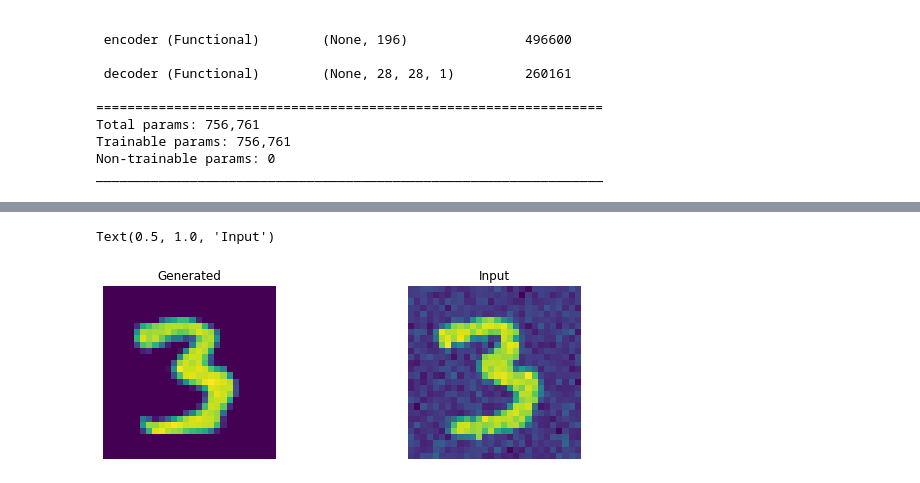
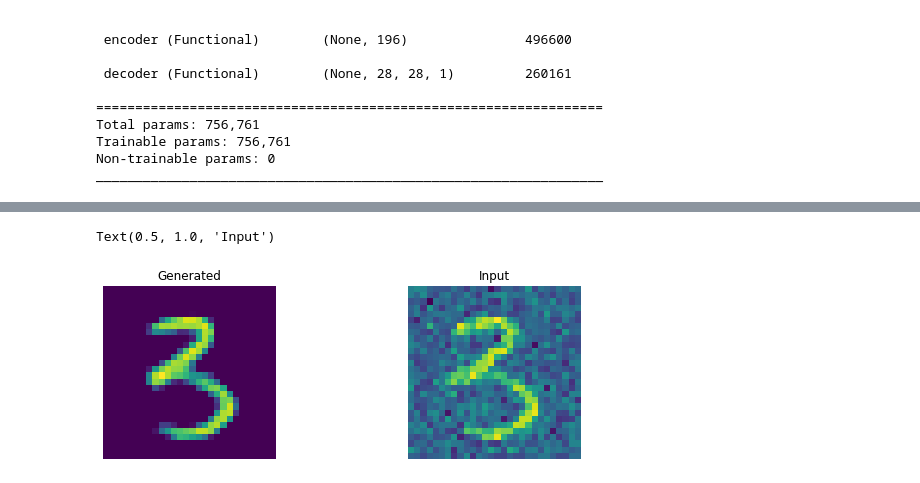
Before and after one commit to DivyamChandalia/AutoEncoder, a Jupyter notebook: AutoEncoder.ipynb, the cells around one changed output, grey strips where cells are left out. Cells and saved outputs as stored; diff of their text form; code cells hidden in the pictures.

Commit message:
trained on noise inputs to remove noise

```diff
--- a/AutoEncoder.ipynb
+++ b/AutoEncoder.ipynb
@@ -8,3 +9,7 @@ from keras.datasets import mnist
 (x_train, y_train), (x_test, y_test) = mnist.load_data()
 train_x = x_train / 255
 val_x = x_test / 255
+
+train_x_noise = train_x + np.random.randn(60000,28,28)*0.2
+val_x_noise = val_x + np.random.randn(10000,28,28)*0.2
+plt.imshow(train_x_noise[0])
@@ -129,8 +137,8 @@ autoencoder.compile(optimizer="adam",
               loss ='mean_squared_error',
               metrics=['accuracy'])
 
-trained_model = autoencoder.fit(train_x, train_x,
-                                batch_size=64, epochs=5,
-                                verbose=1, validation_data=(val_x, val_x),
+trained_model = autoencoder.fit(train_x_noise, train_x,
+                                batch_size=64, epochs=3,
+                                verbose=1, validation_split=0.1,
                                 callbacks=[cp_callback])
 # %% [output]
@@ -138,31 +154,29 @@ Epoch 1/5
 # %%
-import matplotlib.pyplot as plt
-
-index=500
-pred_input=val_x[index]+np.random.randn(28,28)*0.07
+index=5000
+pred_input=val_x[index]+np.random.randn(28,28)*0.2
 pred=np.expand_dims(pred_input, axis=0)
 output = autoencoder.predict(pred)
 output = output * 255
 
 fig = plt.figure(figsize=(10, 7))
 rows=2
 columns=2
 
 # Adds a subplot at the 1st position
 fig.add_subplot(rows, columns, 1)
 
 # showing image
 plt.imshow(output[0])
 plt.axis('off')
 plt.title("Generated")
 
 # Adds a subplot at the 2nd position
 fig.add_subplot(rows, columns, 2)
 
 # showing image
 plt.imshow(pred_input)
 plt.axis('off')
 plt.title("Input")
 # %% [output]
 Text(0.5, 1.0, 'Input')
-[figure, old version]
+[figure, new version]
```
Also changed, not shown: parts of 3 cells of this notebook, 2 other files.
